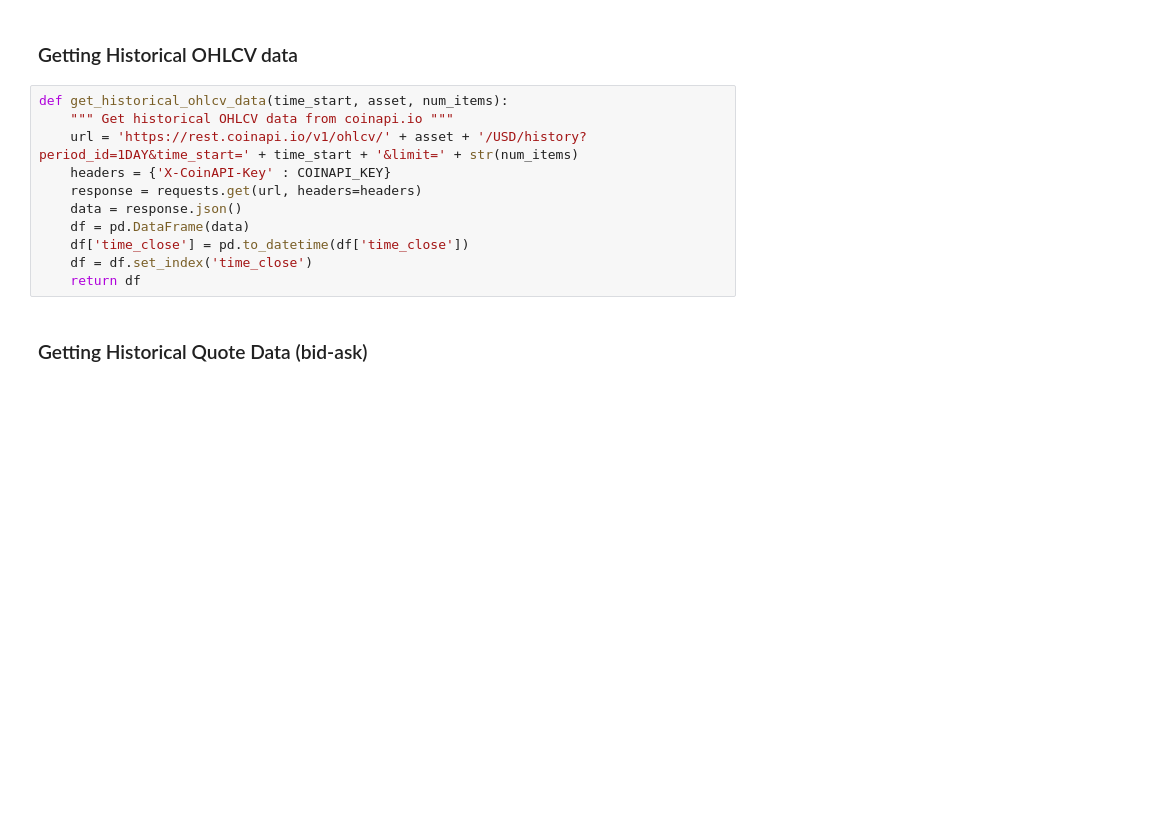
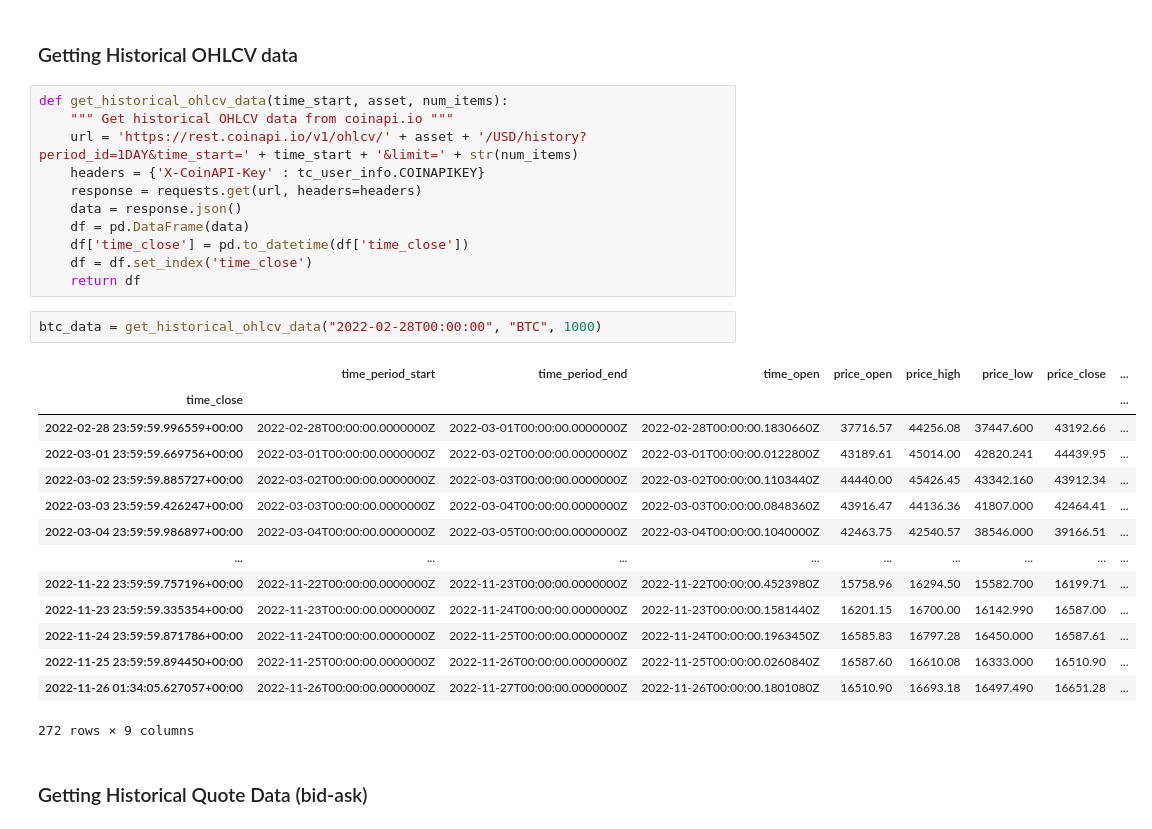
Before and after one commit to BabyChouSr/crypto-pairs-trading, a Jupyter notebook: prices.ipynb, the cells around one changed output. Drawn from its saved outputs; the diff is of its cells as text; blank space fills up the shorter version.

```diff
--- a/prices.ipynb
+++ b/prices.ipynb
@@ -20,13 +21,30 @@ get_price("BTC")
 def get_historical_ohlcv_data(time_start, asset, num_items):
     """ Get historical OHLCV data from coinapi.io """
     url = 'https://rest.coinapi.io/v1/ohlcv/' + asset + '/USD/history?period_id=1DAY&time_start=' + time_start + '&limit=' + str(num_items)
-    headers = {'X-CoinAPI-Key' : COINAPI_KEY}
+    headers = {'X-CoinAPI-Key' : tc_user_info.COINAPIKEY}
     response = requests.get(url, headers=headers)
     data = response.json()
     df = pd.DataFrame(data)
     df['time_close'] = pd.to_datetime(df['time_close'])
     df = df.set_index('time_close')
     return df
+# %%
+btc_data = get_historical_ohlcv_data("2022-02-28T00:00:00", "BTC", 1000)
+# %% [output]
+|  | time_period_start | time_period_end | time_open | price_open | price_high | price_low | price_close | ... |
+| time_close |  |  |  |  |  |  |  | ... |
+| 2022-02-28 23:59:59.996559+00:00 | 2022-02-28T00:00:00.0000000Z | 2022-03-01T00:00:00.0000000Z | 2022-02-28T00:00:00.1830660Z | 37716.57 | 44256.08 | 37447.600 | 43192.66 | ... |
+| 2022-03-01 23:59:59.669756+00:00 | 2022-03-01T00:00:00.0000000Z | 2022-03-02T00:00:00.0000000Z | 2022-03-01T00:00:00.0122800Z | 43189.61 | 45014.00 | 42820.241 | 44439.95 | ... |
+| 2022-03-02 23:59:59.885727+00:00 | 2022-03-02T00:00:00.0000000Z | 2022-03-03T00:00:00.0000000Z | 2022-03-02T00:00:00.1103440Z | 44440.00 | 45426.45 | 43342.160 | 43912.34 | ... |
+| 2022-03-03 23:59:59.426247+00:00 | 2022-03-03T00:00:00.0000000Z | 2022-03-04T00:00:00.0000000Z | 2022-03-03T00:00:00.0848360Z | 43916.47 | 44136.36 | 41807.000 | 42464.41 | ... |
+| 2022-03-04 23:59:59.986897+00:00 | 2022-03-04T00:00:00.0000000Z | 2022-03-05T00:00:00.0000000Z | 2022-03-04T00:00:00.1040000Z | 42463.75 | 42540.57 | 38546.000 | 39166.51 | ... |
+| ... | ... | ... | ... | ... | ... | ... | ... | ... |
+| 2022-11-22 23:59:59.757196+00:00 | 2022-11-22T00:00:00.0000000Z | 2022-11-23T00:00:00.0000000Z | 2022-11-22T00:00:00.4523980Z | 15758.96 | 16294.50 | 15582.700 | 16199.71 | ... |
+| 2022-11-23 23:59:59.335354+00:00 | 2022-11-23T00:00:00.0000000Z | 2022-11-24T00:00:00.0000000Z | 2022-11-23T00:00:00.1581440Z | 16201.15 | 16700.00 | 16142.990 | 16587.00 | ... |
+| 2022-11-24 23:59:59.871786+00:00 | 2022-11-24T00:00:00.0000000Z | 2022-11-25T00:00:00.0000000Z | 2022-11-24T00:00:00.1963450Z | 16585.83 | 16797.28 | 16450.000 | 16587.61 | ... |
+| 2022-11-25 23:59:59.894450+00:00 | 2022-11-25T00:00:00.0000000Z | 2022-11-26T00:00:00.0000000Z | 2022-11-25T00:00:00.0260840Z | 16587.60 | 16610.08 | 16333.000 | 16510.90 | ... |
+| 2022-11-26 01:34:05.627057+00:00 | 2022-11-26T00:00:00.0000000Z | 2022-11-27T00:00:00.0000000Z | 2022-11-26T00:00:00.1801080Z | 16510.90 | 16693.18 | 16497.490 | 16651.28 | ... |
+272 rows × 9 columns
 # %% [markdown]
 ### Getting Historical Quote Data (bid-ask)
 # %%
```
Also changed, not shown: parts of 1 cell of this notebook, 2 other files.
